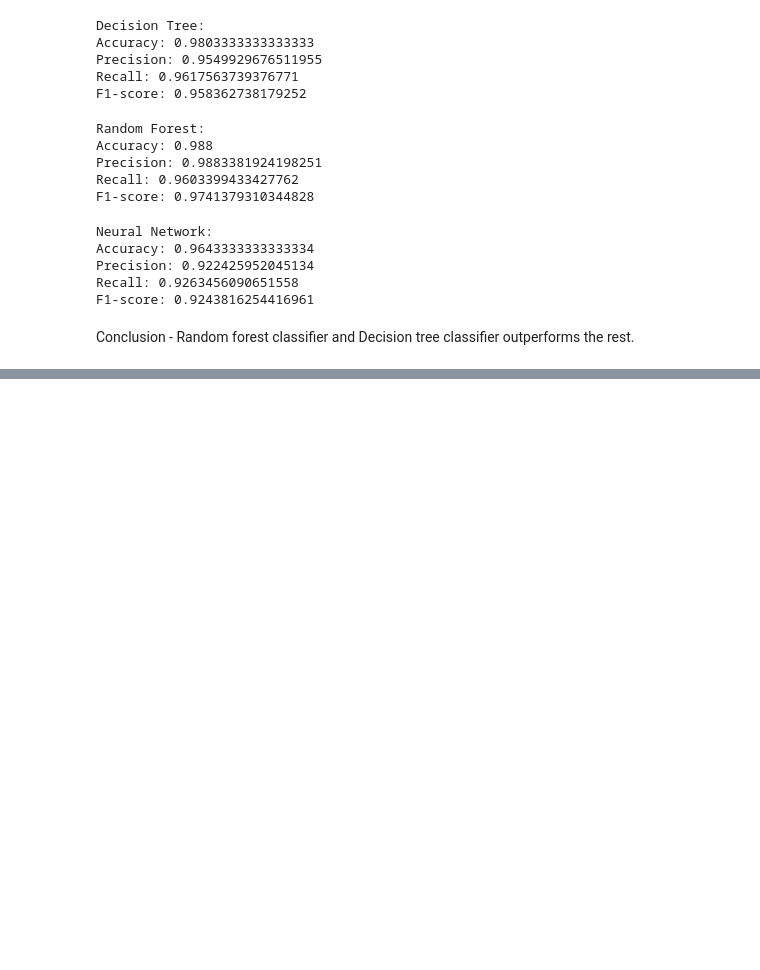
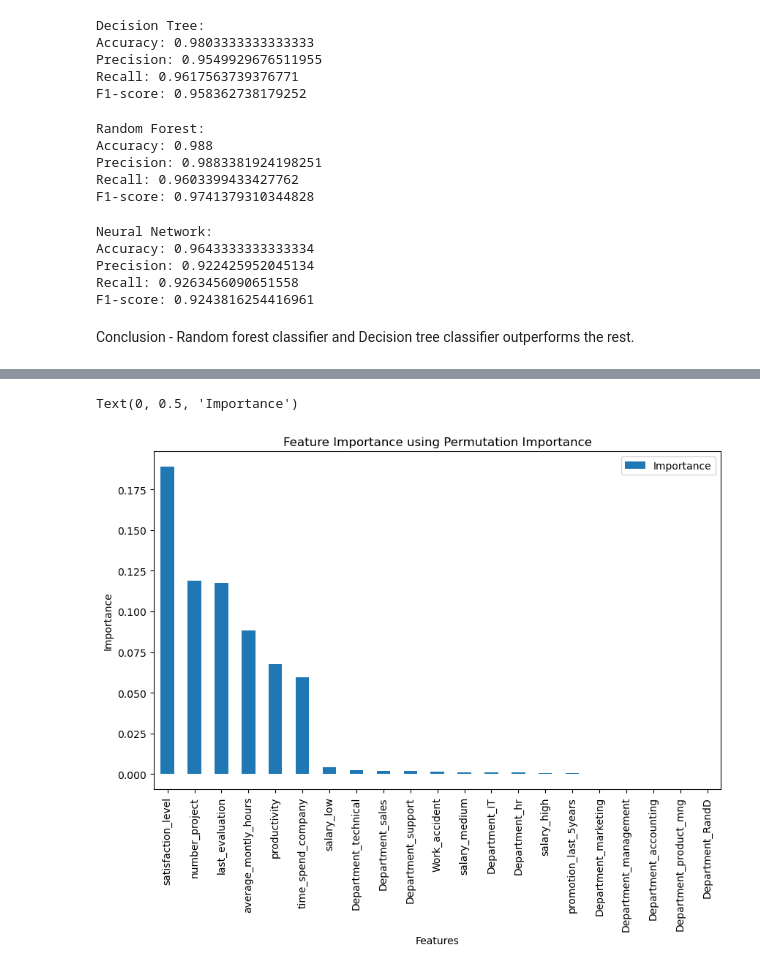
Before and after one commit to Suraj520/data-science, a Jupyter notebook: 03-case-studies/01-employee-retention/notebook.ipynb, the cells around one changed output, grey strips where cells are left out. Saved outputs shown, nothing was run; the diff lists cells and outputs as text; code cells hidden in the pictures; blank space fills up the shorter version.

Commit message:
Employee retention case study - Feature Importance

```diff
--- a/03-case-studies/01-employee-retention/notebook.ipynb
+++ b/03-case-studies/01-employee-retention/notebook.ipynb
@@ -330,0 +343,3 @@ Conclusion - Random forest classifier and Decision tree classifier outperforms t
+# %%
+# Calculate feature importance using permutation feature importance
+perm_importance = permutation_importance(rf, X_test, y_test, n_repeats=10, random_state=42)
@@ -330,0 +350,12 @@ Conclusion - Random forest classifier and Decision tree classifier outperforms t
+# %%
+# Plot feature importance using permutation feature importance
+feature_importance = pd.DataFrame(perm_importance.importances.T, columns=X_test.columns)
+feature_importance = feature_importance.melt(var_name='Feature', value_name='Importance')
+feature_importance = feature_importance.groupby('Feature')['Importance'].mean().reset_index()
+feature_importance.sort_values(by='Importance', inplace=True, ascending=False)
+ax = feature_importance.plot(kind='bar', x='Feature', y='Importance', figsize=(10,6), title='Feature Importance using Permutation Importance')
+ax.set_xlabel('Features')
+ax.set_ylabel('Importance')
+# %% [output]
+Text(0, 0.5, 'Importance')
+[figure, added]
```
Also changed, not shown: parts of 3 cells of this notebook.
